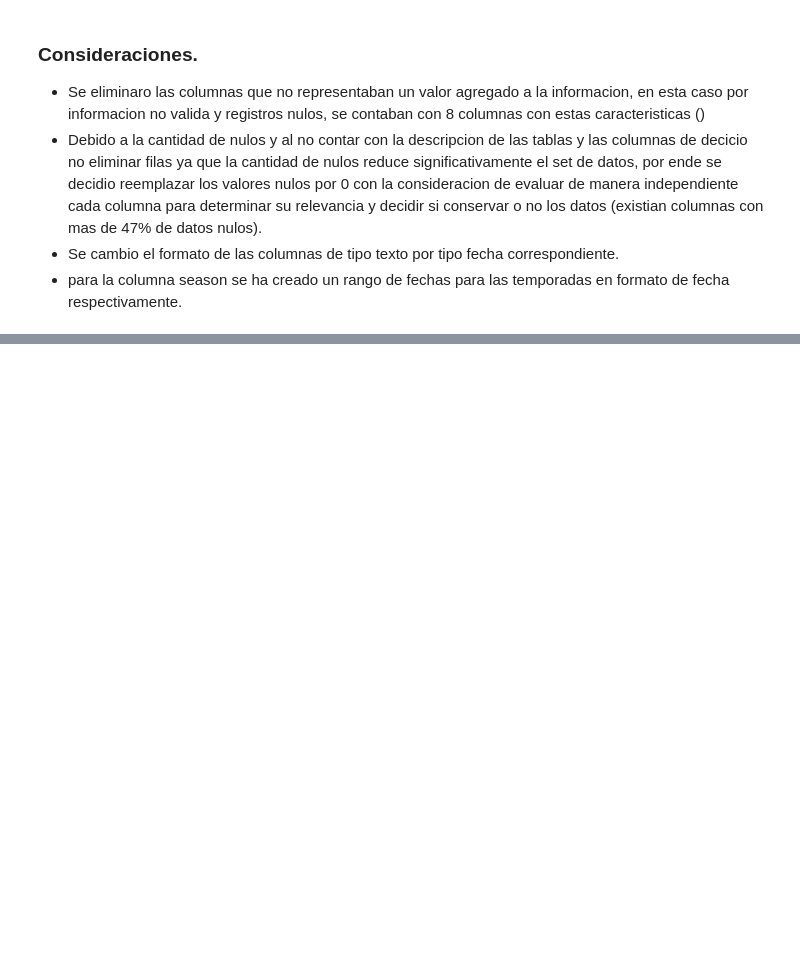
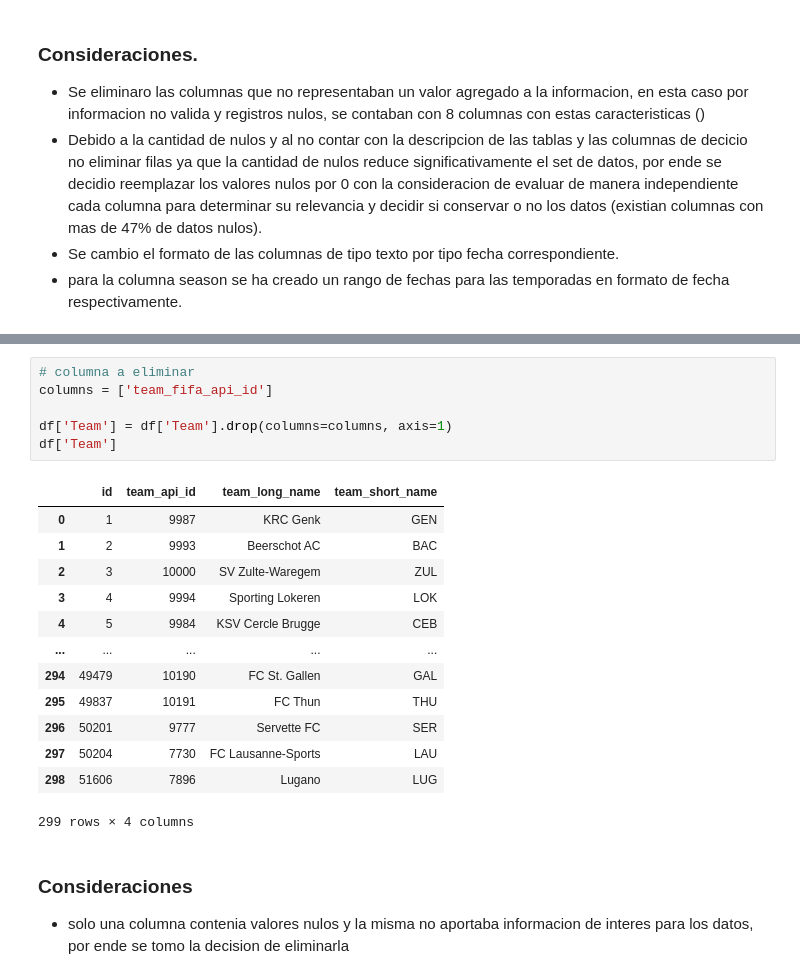
Before and after one commit to rammerbot/mi_casino_test, a Jupyter notebook: mi_casino_test.ipynb, the cells around one changed output, grey strips where cells are left out. Drawn from its saved outputs; the diff is of its cells as text; blank space fills up the shorter version.

```diff
--- a/mi_casino_test.ipynb
+++ b/mi_casino_test.ipynb
@@ -716,0 +735,23 @@ df['Match']
+# %%
+# columna a eliminar
+columns = ['team_fifa_api_id']
+
+df['Team'] = df['Team'].drop(columns=columns, axis=1)
+df['Team']
+# %% [output]
+|  | id | team_api_id | team_long_name | team_short_name |
+| 0 | 1 | 9987 | KRC Genk | GEN |
+| 1 | 2 | 9993 | Beerschot AC | BAC |
+| 2 | 3 | 10000 | SV Zulte-Waregem | ZUL |
+| 3 | 4 | 9994 | Sporting Lokeren | LOK |
+| 4 | 5 | 9984 | KSV Cercle Brugge | CEB |
+| ... | ... | ... | ... | ... |
+| 294 | 49479 | 10190 | FC St. Gallen | GAL |
+| 295 | 49837 | 10191 | FC Thun | THU |
+| 296 | 50201 | 9777 | Servette FC | SER |
+| 297 | 50204 | 7730 | FC Lausanne-Sports | LAU |
+| 298 | 51606 | 7896 | Lugano | LUG |
+299 rows × 4 columns
+# %% [markdown]
+### Consideraciones
+- solo una columna contenia valores nulos y la misma no aportaba informacion de interes para los datos, por ende se tomo la decision de eliminarla
```
Also changed, not shown: parts of 2 cells of this notebook.
